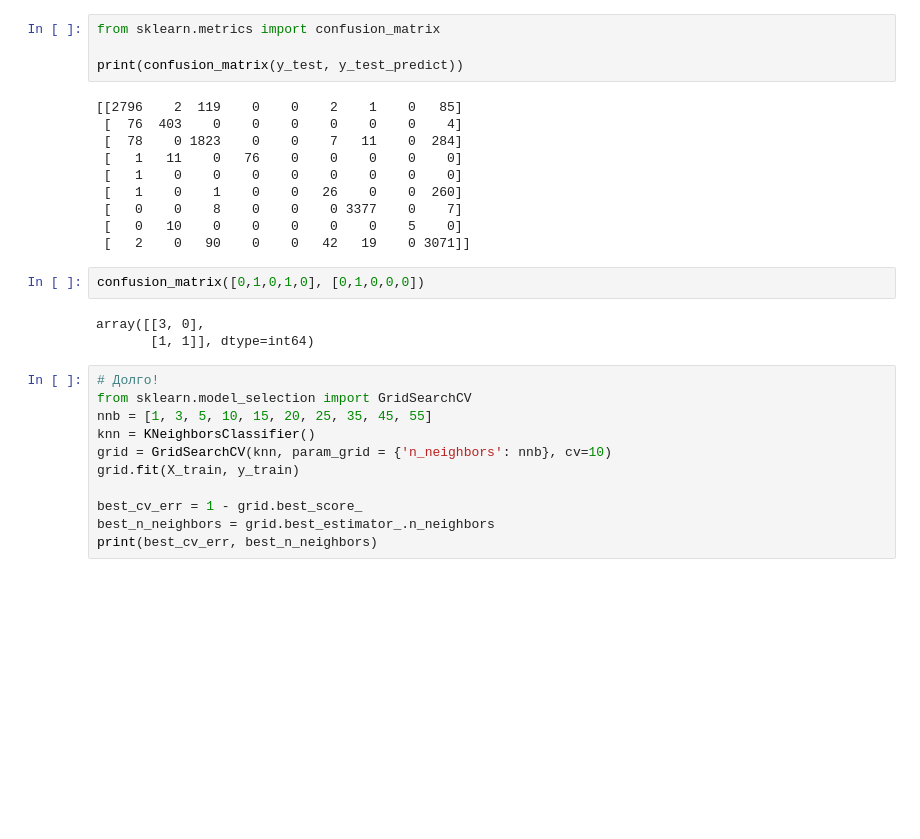
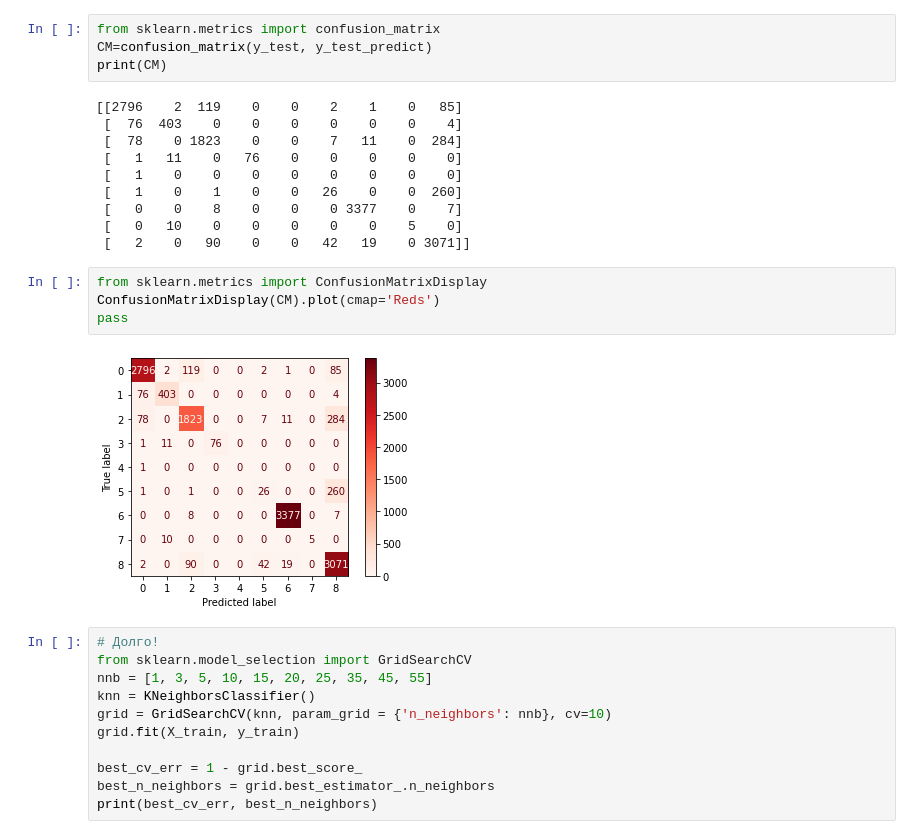
Before and after one commit to Dobrynia100/ML-GameRecommend, a Jupyter notebook: GameRecommendation.ipynb, the cells around one changed output. Cells and saved outputs as stored; diff of their text form; blank space fills up the shorter version.

```diff
--- a/GameRecommendation.ipynb
+++ b/GameRecommendation.ipynb
@@ -184,8 +184,8 @@ err_test
 0.08835341365461848
 # %%
 from sklearn.metrics import confusion_matrix
-
-print(confusion_matrix(y_test, y_test_predict))
+CM=confusion_matrix(y_test, y_test_predict)
+print(CM)
 # %% [output]
 [[2796    2  119    0    0    2    1    0   85]
  [  76  403    0    0    0    0    0    0    4]
@@ -197,10 +197,11 @@ print(confusion_matrix(y_test, y_test_predict))
  [   0   10    0    0    0    0    0    5    0]
  [   2    0   90    0    0   42   19    0 3071]]
 # %%
-confusion_matrix([0,1,0,1,0], [0,1,0,0,0])
+from sklearn.metrics import ConfusionMatrixDisplay
+ConfusionMatrixDisplay(CM).plot(cmap='Reds')
+pass
 # %% [output]
-array([[3, 0],
-       [1, 1]], dtype=int64)
+[figure, added]
 # %%
 # Долго!
 from sklearn.model_selection import GridSearchCV
```
Also changed, not shown: parts of 1 cell of this notebook.
